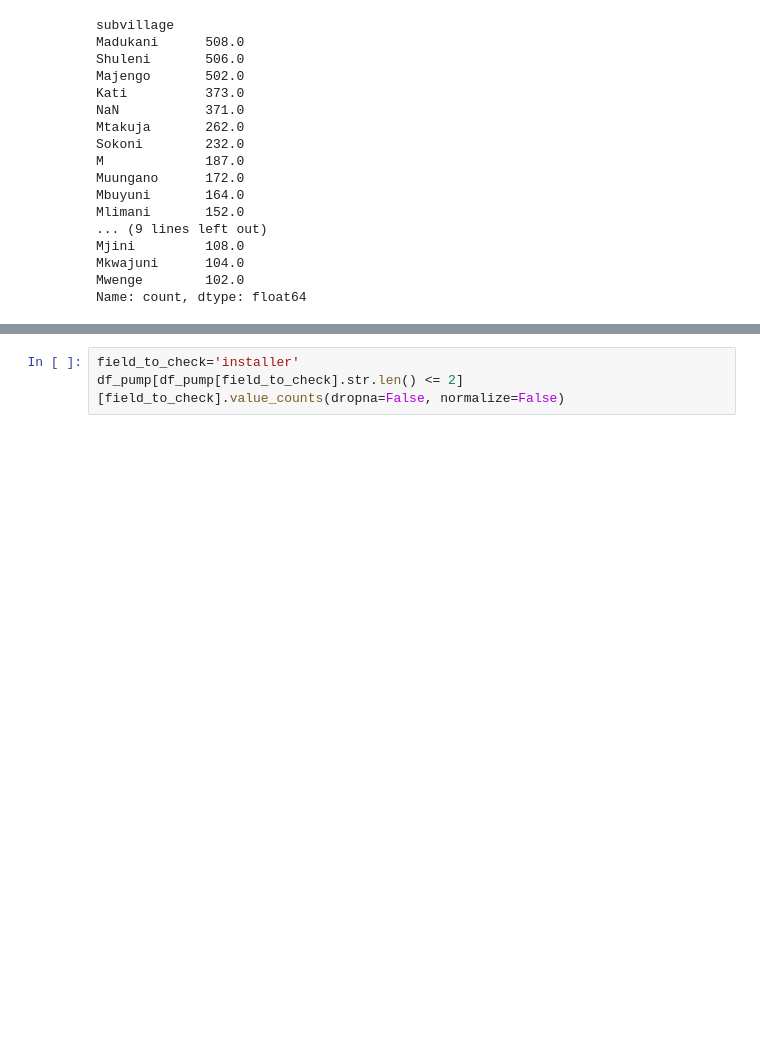
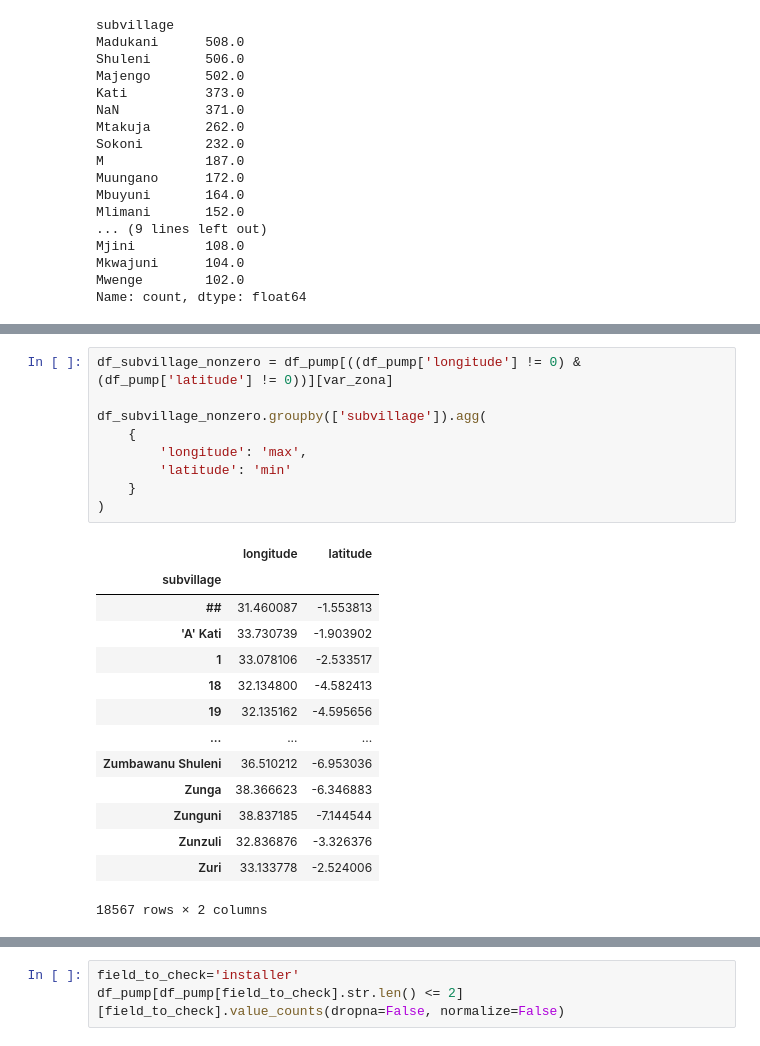
Before and after one commit to ivanrnarvaez/PumpitUp, a Jupyter notebook: PumpitUp.ipynb, the cells around one changed output, grey strips where cells are left out. Drawn from its saved outputs; the diff is of its cells as text; blank space fills up the shorter version.

```diff
--- a/PumpitUp.ipynb
+++ b/PumpitUp.ipynb
@@ -94,0 +164,24 @@ Name: count, dtype: float64
+# %%
+df_subvillage_nonzero = df_pump[((df_pump['longitude'] != 0) & (df_pump['latitude'] != 0))][var_zona]
+
+df_subvillage_nonzero.groupby(['subvillage']).agg(
+    {
+        'longitude': 'max',
+        'latitude': 'min'
+    }
+)
+# %% [output]
+|  | longitude | latitude |
+| subvillage |  |  |
+| ## | 31.460087 | -1.553813 |
+| 'A' Kati | 33.730739 | -1.903902 |
+| 1 | 33.078106 | -2.533517 |
+| 18 | 32.134800 | -4.582413 |
+| 19 | 32.135162 | -4.595656 |
+| ... | ... | ... |
+| Zumbawanu Shuleni | 36.510212 | -6.953036 |
+| Zunga | 38.366623 | -6.346883 |
+| Zunguni | 38.837185 | -7.144544 |
+| Zunzuli | 32.836876 | -3.326376 |
+| Zuri | 33.133778 | -2.524006 |
+18567 rows × 2 columns
```
Also changed, not shown: parts of 9 cells of this notebook.
